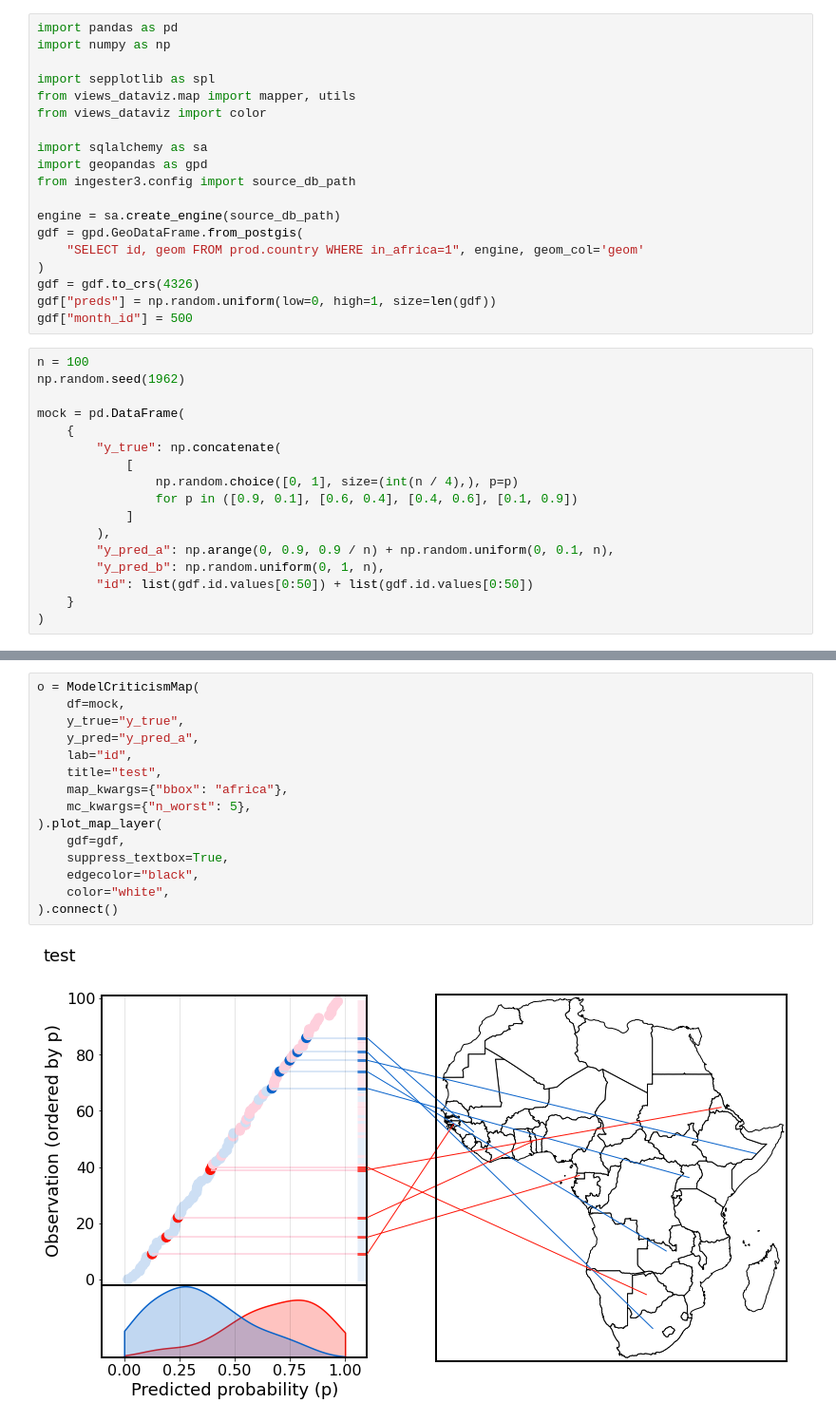
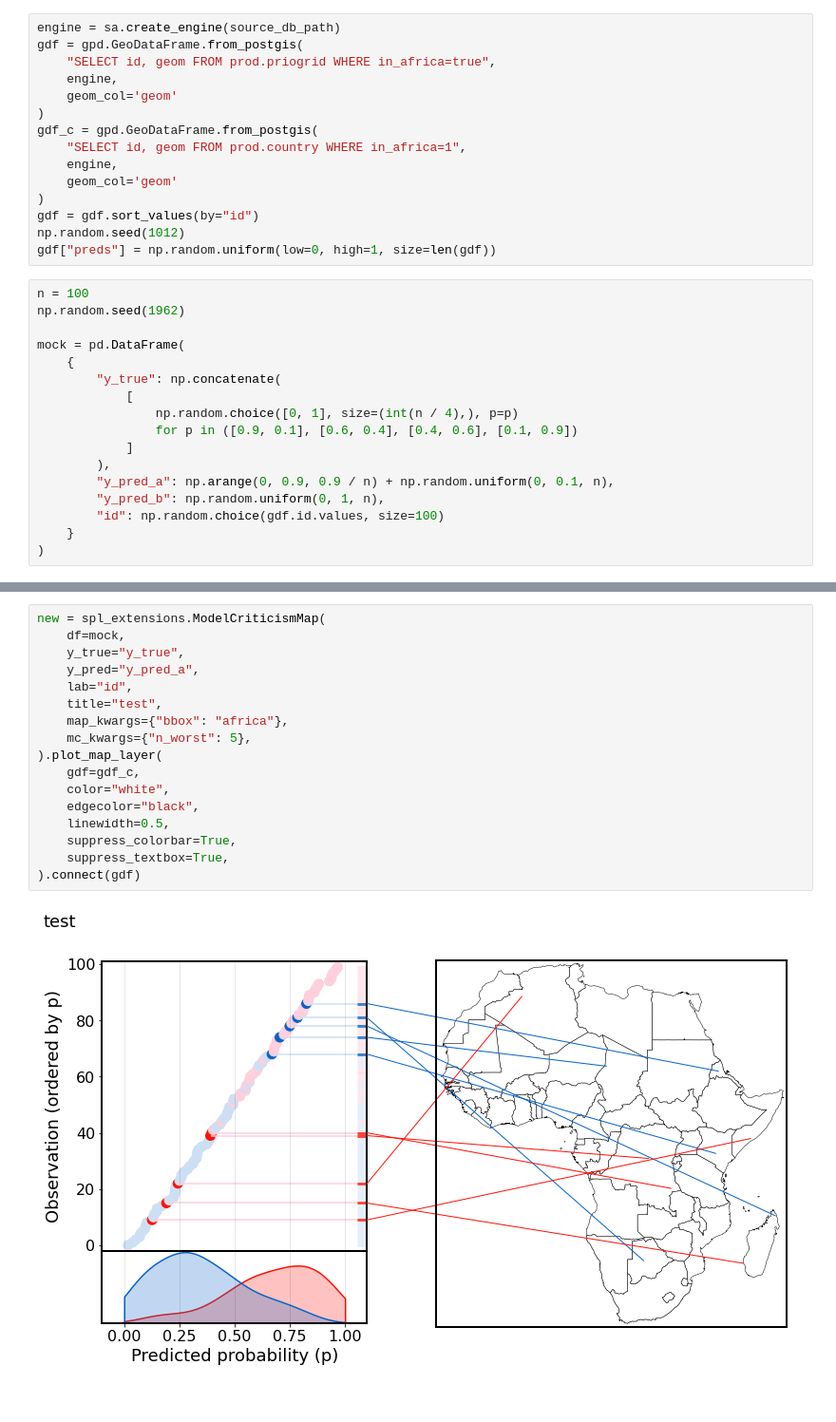
Before and after one commit to prio-data/views_dataviz, a Jupyter notebook: examples/sepplotlib_extensions.ipynb, the cells around one changed output, grey strips where cells are left out. Shown at 95% size. Cells and saved outputs as stored; diff of their text form.

```diff
--- a/examples/sepplotlib_extensions.ipynb
+++ b/examples/sepplotlib_extensions.ipynb
@@ -1,22 +10,18 @@
 # %%
-import pandas as pd
-import numpy as np
-
-import sepplotlib as spl
-from views_dataviz.map import mapper, utils
-from views_dataviz import color
-
-import sqlalchemy as sa
-import geopandas as gpd
-from ingester3.config import source_db_path
-
 engine = sa.create_engine(source_db_path)
 gdf = gpd.GeoDataFrame.from_postgis(
-    "SELECT id, geom FROM prod.country WHERE in_africa=1", engine, geom_col='geom'
+    "SELECT id, geom FROM prod.priogrid WHERE in_africa=true",
+    engine,
+    geom_col='geom'
 )
-gdf = gdf.to_crs(4326)
+gdf_c = gpd.GeoDataFrame.from_postgis(
+    "SELECT id, geom FROM prod.country WHERE in_africa=1",
+    engine,
+    geom_col='geom'
+)
+gdf = gdf.sort_values(by="id")
+np.random.seed(1012)
 gdf["preds"] = np.random.uniform(low=0, high=1, size=len(gdf))
-gdf["month_id"] = 500
 # %%
 n = 100
 np.random.seed(1962)
@@ -31,6 +36,6 @@ mock = pd.DataFrame(
         ),
         "y_pred_a": np.arange(0, 0.9, 0.9 / n) + np.random.uniform(0, 0.1, n),
         "y_pred_b": np.random.uniform(0, 1, n),
-        "id": list(gdf.id.values[0:50]) + list(gdf.id.values[0:50])
+        "id": np.random.choice(gdf.id.values, size=100)
     }
 )
@@ -143,17 +42,19 @@ class ModelCriticismMap(spl.ModelCriticismPlot):
 # %%
-o = ModelCriticismMap(
+new = spl_extensions.ModelCriticismMap(
     df=mock,
     y_true="y_true",
     y_pred="y_pred_a",
     lab="id",
     title="test",
     map_kwargs={"bbox": "africa"},
     mc_kwargs={"n_worst": 5},
 ).plot_map_layer(
-    gdf=gdf,
+    gdf=gdf_c,
+    color="white",
+    edgecolor="black",
+    linewidth=0.5,
+    suppress_colorbar=True,
     suppress_textbox=True,
-    edgecolor="black",
-    color="white",
-).connect()
+).connect(gdf)
 # %% [output]
-[figure, old version]
+[figure, new version]
```
Also changed, not shown: parts of 2 cells of this notebook, 2 other files.
